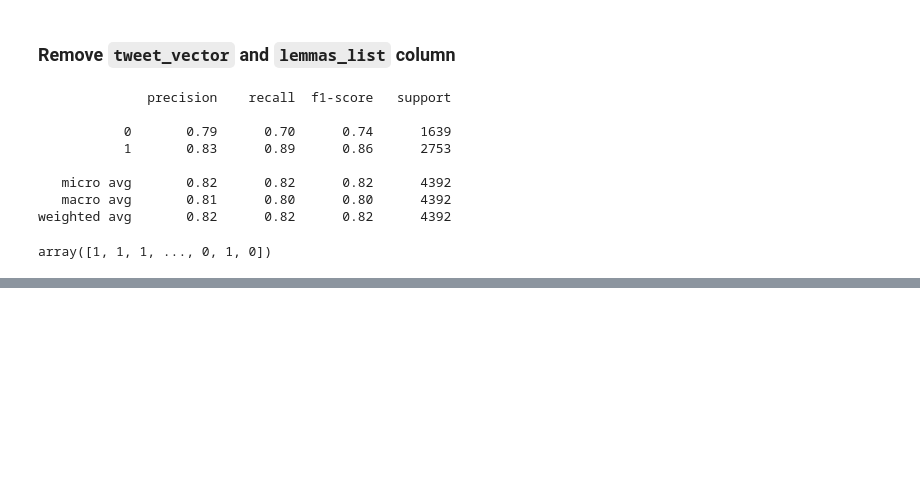
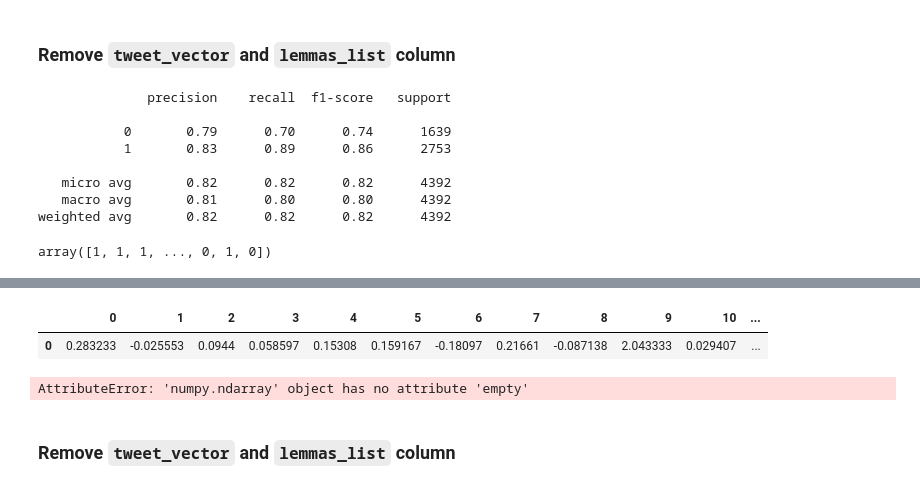
Before and after one commit to DataKnightsAI/Text-Sentiment-Analysis-for-Twitter, a Jupyter notebook: notebooks/5. Feature Engineering, Feature Selection, and Baseline Benchmark.ipynb, the cells around one changed output, grey strips where cells are left out. Drawn from its saved outputs; the diff is of its cells as text; code cells hidden in the pictures; blank space fills up the shorter version.

```diff
--- a/notebooks/5. Feature Engineering, Feature Selection, and Baseline Benchmark.ipynb
+++ b/notebooks/5. Feature Engineering, Feature Selection, and Baseline Benchmark.ipynb
@@ -534,0 +617,33 @@ array([1, 1, 1, ..., 0, 1, 0])
+# %%
+#calculates a vector for a given Tweet
+def calculate_average_tweet_vector_glove(tweet, num_dimensions):
+    tokens = tweet.split(' ')
+
+    tweet_vector = np.zeros(num_dimensions, np.float64)
+    actual_token_count = 0
+
+    for token in  tokens:
+        if token in glove_embed.index.values:
+            #print (token)
+            actual_token_count = actual_token_count + 1
+            tweet_vector = np.add(tweet_vector, glove_embed.loc[glove_embed.index ==  token])
+
+
+    tweet_vector = np.divide(tweet_vector, actual_token_count)
+
+    if not tweet_vector.empty:
+        tweet_vector.reset_index(drop=True, inplace=True)
+
+    return tweet_vector
+# %%
+#Sanity check
+calculate_average_tweet_vector_glove("arrangement flight plane", 300)
+# %% [output]
+|  | 0 | 1 | 2 | 3 | 4 | 5 | 6 | 7 | 8 | 9 | 10 | ... |
+| 0 | 0.283233 | -0.025553 | 0.0944 | 0.058597 | 0.15308 | 0.159167 | -0.18097 | 0.21661 | -0.087138 | 2.043333 | 0.029407 | ... |
+# %%
+num_dimensions = 300
+X_train['tweet_vector'] = X_train.lemmas_list.apply(lambda text: calculate_average_tweet_vector_glove(text, 300))
+X_test['tweet_vector'] = X_test.lemmas_list.apply(lambda text: calculate_average_tweet_vector_glove(text, 300))
+# %% [output]
+AttributeError: 'numpy.ndarray' object has no attribute 'empty'
@@ -534,0 +660,2 @@ array([1, 1, 1, ..., 0, 1, 0])
+# %% [markdown]
+### Remove `tweet_vector` and `lemmas_list` column
```
Also changed, not shown: parts of 20 cells of this notebook, 4 other files.
